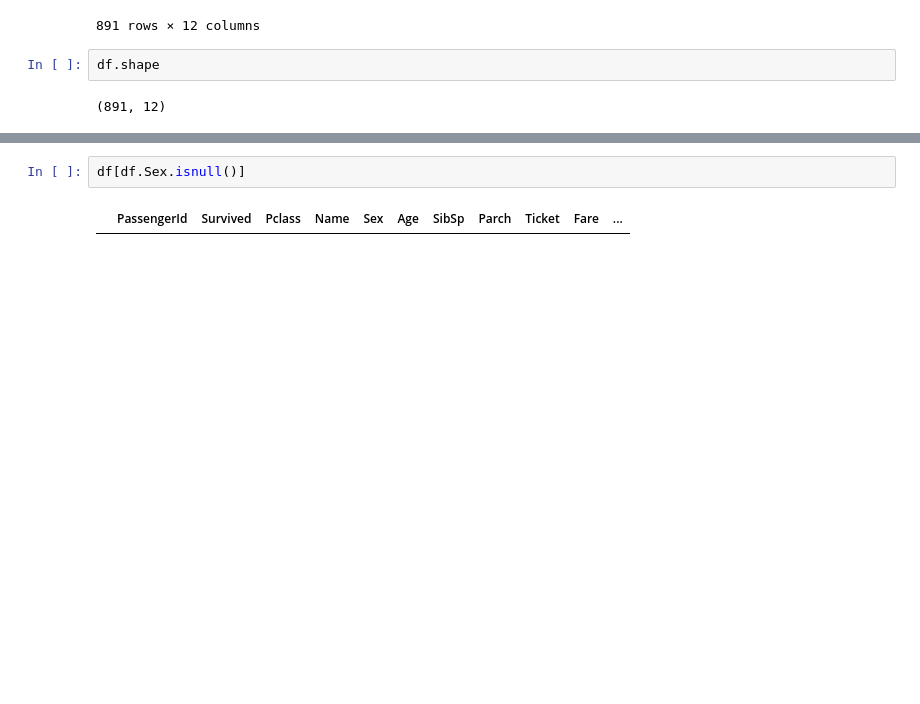
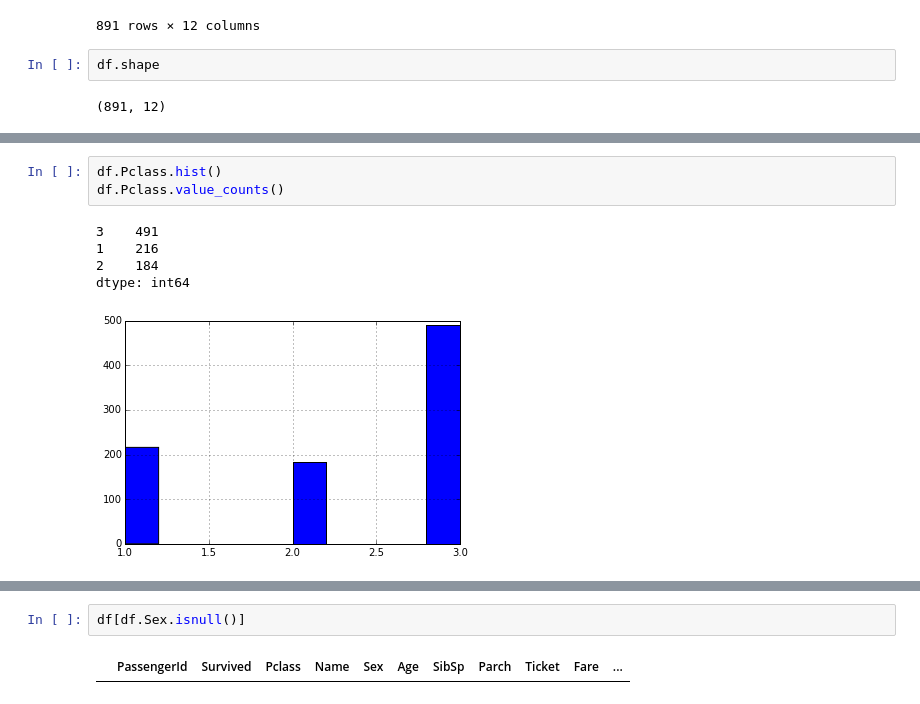
Before and after one commit to dev1zero/Labs, a Jupyter notebook: TitanicBook.ipynb, the cells around one changed output, grey strips where cells are left out. Saved outputs shown, nothing was run; the diff lists cells and outputs as text; blank space fills up the shorter version.

```diff
--- a/TitanicBook.ipynb
+++ b/TitanicBook.ipynb
@@ -27,0 +71,9 @@ df.shape
+# %%
+df.Pclass.hist()
+df.Pclass.value_counts()
+# %% [output]
+3    491
+1    216
+2    184
+dtype: int64
+[figure, added]
```
Also changed, not shown: parts of 46 cells of this notebook.
